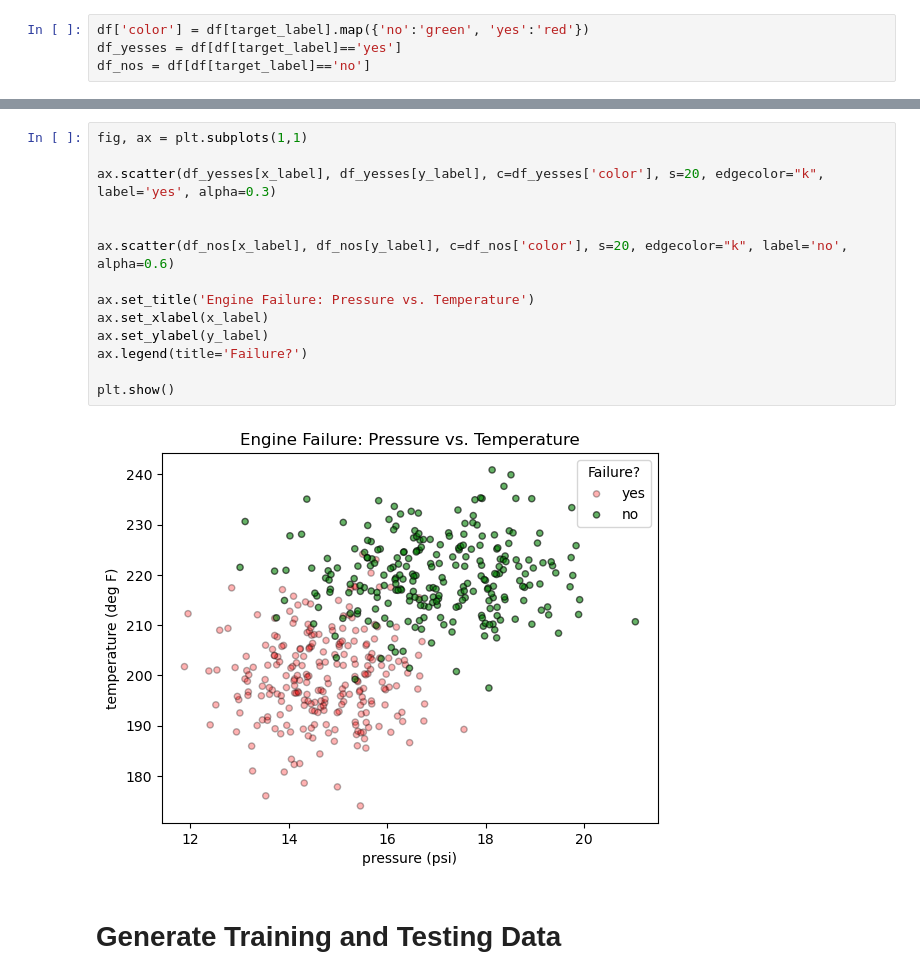
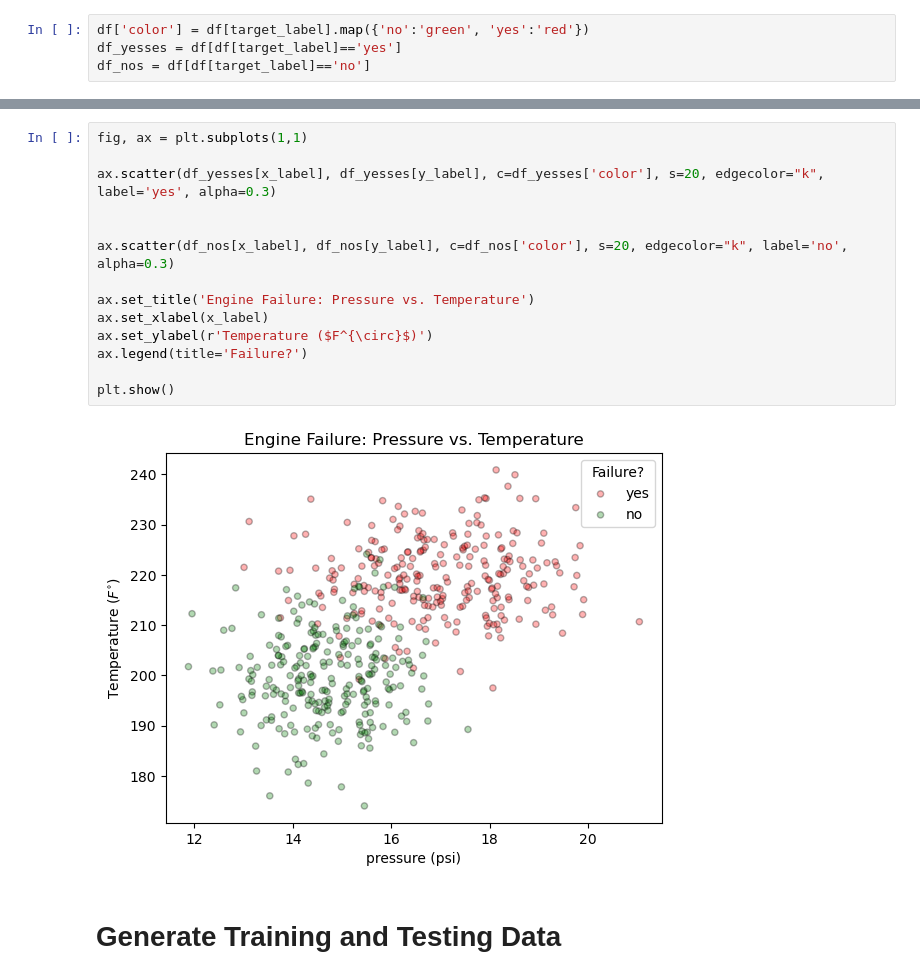
Before and after one commit to papir805/Stanford-ML-Class, a Jupyter notebook: notebooks/logistic_regression.ipynb, the cells around one changed output, grey strips where cells are left out. Drawn from its saved outputs; the diff is of its cells as text.

```diff
--- a/notebooks/logistic_regression.ipynb
+++ b/notebooks/logistic_regression.ipynb
@@ -37,19 +46,19 @@ df_nos = df[df[target_label]=='no']
 # %%
 fig, ax = plt.subplots(1,1)
 
 ax.scatter(df_yesses[x_label], df_yesses[y_label], c=df_yesses['color'], s=20, edgecolor="k", label='yes', alpha=0.3)
 
 
-ax.scatter(df_nos[x_label], df_nos[y_label], c=df_nos['color'], s=20, edgecolor="k", label='no', alpha=0.6)
+ax.scatter(df_nos[x_label], df_nos[y_label], c=df_nos['color'], s=20, edgecolor="k", label='no', alpha=0.3)
 
 ax.set_title('Engine Failure: Pressure vs. Temperature')
 ax.set_xlabel(x_label)
-ax.set_ylabel(y_label)
+ax.set_ylabel(r'Temperature ($F^{\circ}$)')
 ax.legend(title='Failure?')
 
 plt.show()
 # %% [output]
-[figure, old version]
+[figure, new version]
 # %% [markdown]
 # Generate Training and Testing Data
 # %%
```
Also changed, not shown: parts of 5 cells of this notebook, 3 other files.
